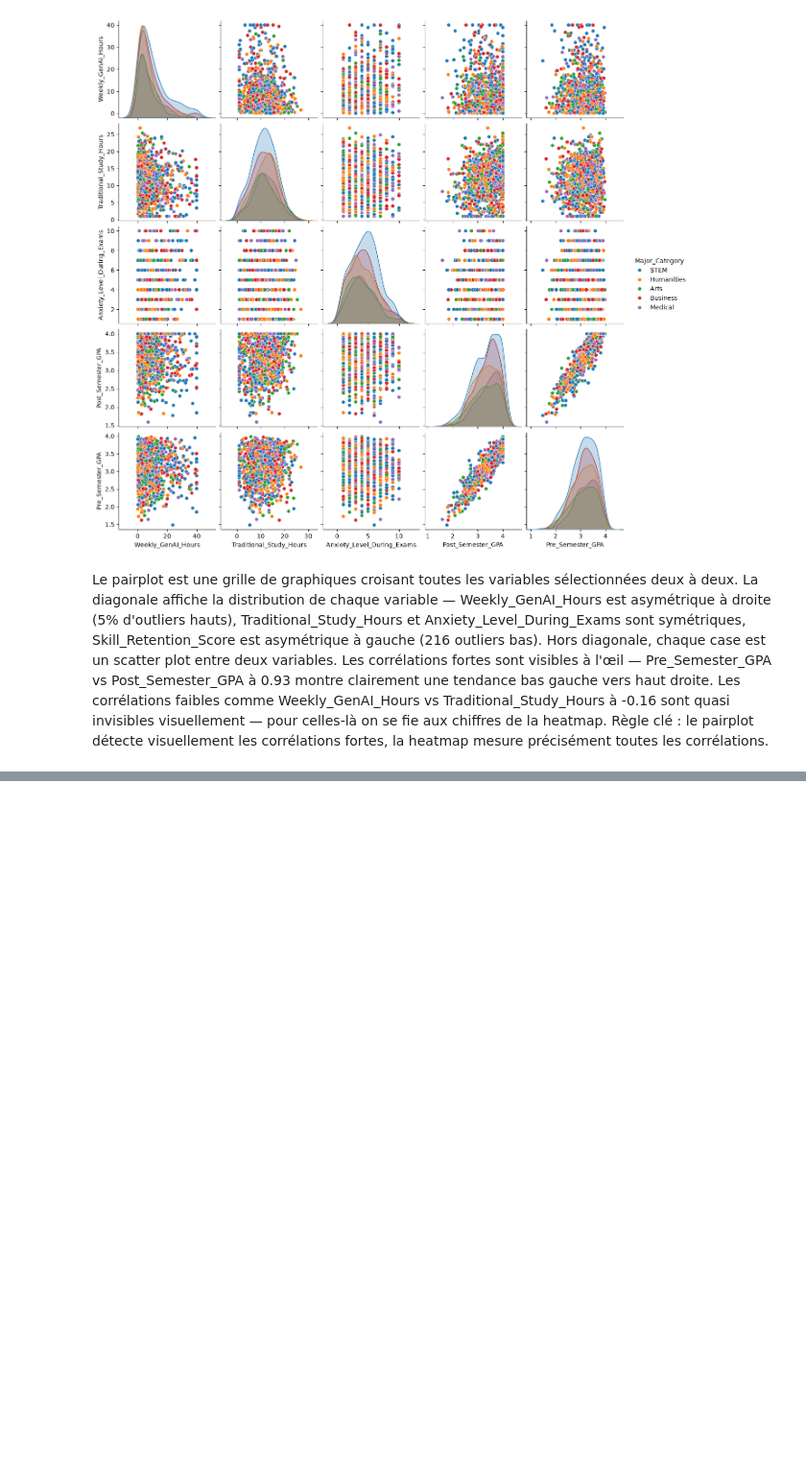
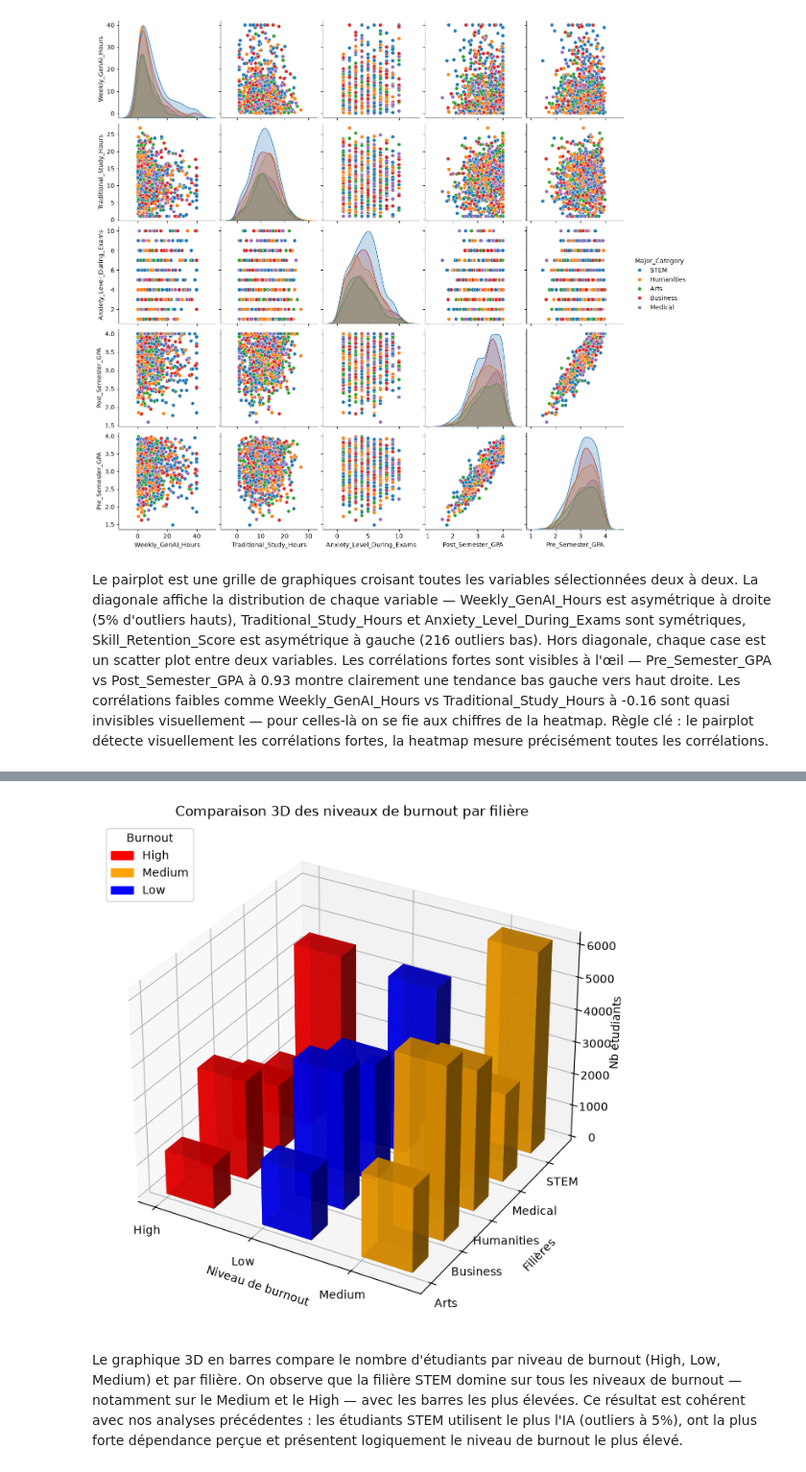
Before and after one commit to abdoudjigo/ai-student-impact, a Jupyter notebook: notebooks/03_visualisation.ipynb, the cells around one changed output, grey strips where cells are left out. Shown at 96% size. Drawn from its saved outputs; the diff is of its cells as text; code cells hidden in the pictures; blank space fills up the shorter version.

Commit message:
Add advanced visualizations (3D barplot, colored plots, enhanced EDA graphs)

```diff
--- a/notebooks/03_visualisation.ipynb
+++ b/notebooks/03_visualisation.ipynb
@@ -129,3 +130,10 @@ Hors diagonale, chaque case est un scatter plot entre deux variables.
 Les corrélations fortes sont visibles à l'œil — Pre_Semester_GPA vs Post_Semester_GPA à 0.93 montre clairement une tendance bas gauche vers haut droite.
 Les corrélations faibles comme Weekly_GenAI_Hours vs Traditional_Study_Hours à -0.16 sont quasi invisibles visuellement — pour celles-là on se fie aux chiffres de la heatmap.
 Règle clé : le pairplot détecte visuellement les corrélations fortes, la heatmap mesure précisément toutes les corrélations.
+# %%
+# Compte le nombre d'étudiants pour chaque combinaison (Majeure + Risque)
+resultat = data_std.groupby(['Major_Category', 'Burnout_Risk_Level']).size()
+
+tableau_unstacked = resultat.unstack()
+
+print(tableau_unstacked)
@@ -131,0 +148,49 @@ Règle clé : le pairplot détecte visuellement les corrélations fortes, la hea
+# %%
+# Création de la figure
+fig = plt.figure(figsize=(14, 8))
+ax = fig.add_subplot(111, projection='3d')
+
+# Positions des barres sur la grille
+xpos, ypos = np.meshgrid(range(3), range(5))
+xpos = xpos.flatten()
+ypos = ypos.flatten()
+zpos = np.zeros_like(xpos)
+
+# Hauteur des barres = nombre d'étudiants
+dz = tableau_unstacked.values.flatten()
+
+# Couleurs par niveau de burnout
+couleurs = {"High": "red", "Low": "blue", "Medium": "orange"}
+labels_x = ["High", "Low", "Medium"]
+bar_colors = [couleurs[labels_x[i]] for i in xpos]
+
+# Tracé des barres 3D avec transparence et ombrage
+ax.bar3d(xpos, ypos, zpos, 0.5, 0.5, dz, color=bar_colors, alpha=0.8, shade=True)
+
+# Labels des axes
+ax.set_xticks([0, 1, 2])
+ax.set_xticklabels(["High", "Low", "Medium"])
+ax.set_yticks(range(5))
+ax.set_yticklabels(tableau_unstacked.index)
+ax.set_xlabel("Niveau de burnout")
+ax.set_zlabel("Nb étudiants", labelpad=1)
+ax.set_ylabel("Filières", labelpad=12)
+
+# Légende
+legende = [
+    mpatches.Patch(color="red", label="High"),
+    mpatches.Patch(color="orange", label="Medium"),
+    mpatches.Patch(color="blue", label="Low")
+]
+ax.legend(handles=legende, title="Burnout", loc="upper left")
+
+
+plt.title("Comparaison 3D des niveaux de burnout par filière")
+plt.tight_layout()
+plt.show()
+# %% [output]
+[figure, added]
+# %% [markdown]
+Le graphique 3D en barres compare le nombre d'étudiants par niveau de burnout (High, Low, Medium) et par filière.
+On observe que la filière STEM domine sur tous les niveaux de burnout — notamment sur le Medium et le High — avec les barres les plus élevées.
+Ce résultat est cohérent avec nos analyses précédentes : les étudiants STEM utilisent le plus l'IA (outliers à 5%), ont la plus forte dépendance perçue et présentent logiquement le niveau de burnout le plus élevé.
```
Also changed, not shown: parts of 2 cells of this notebook.
